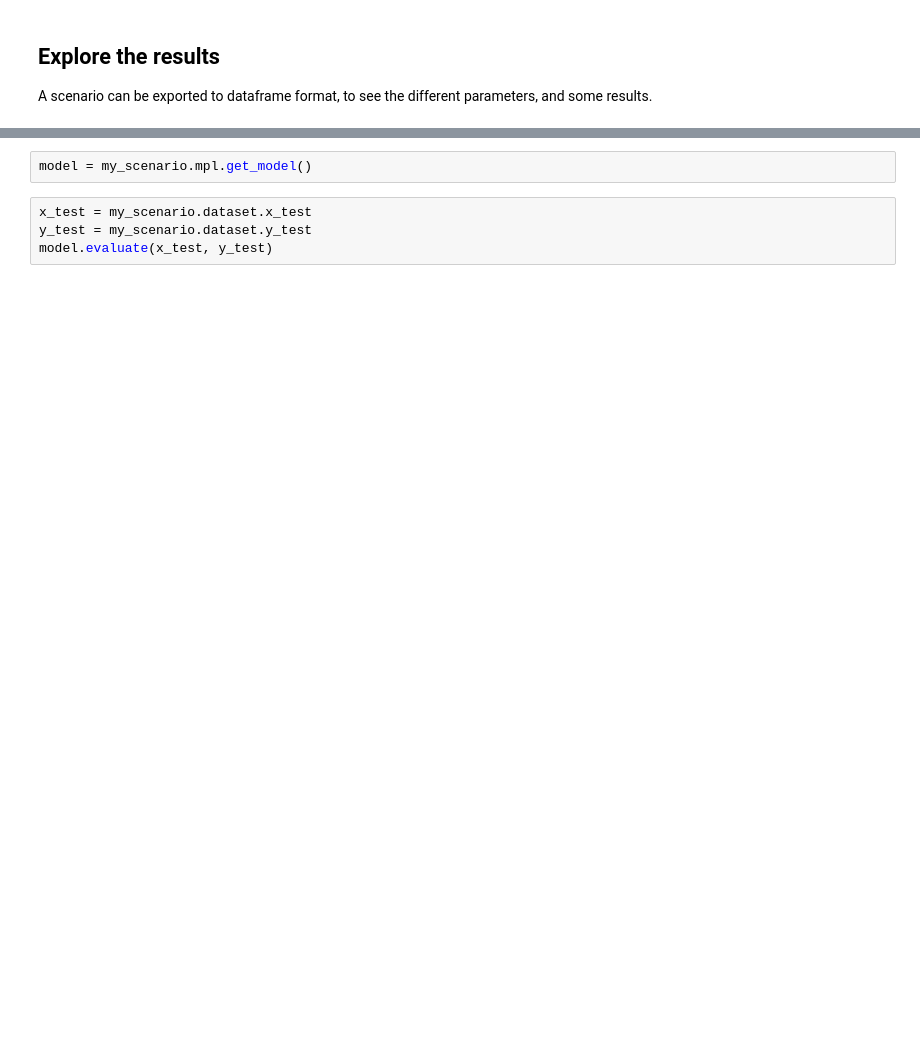
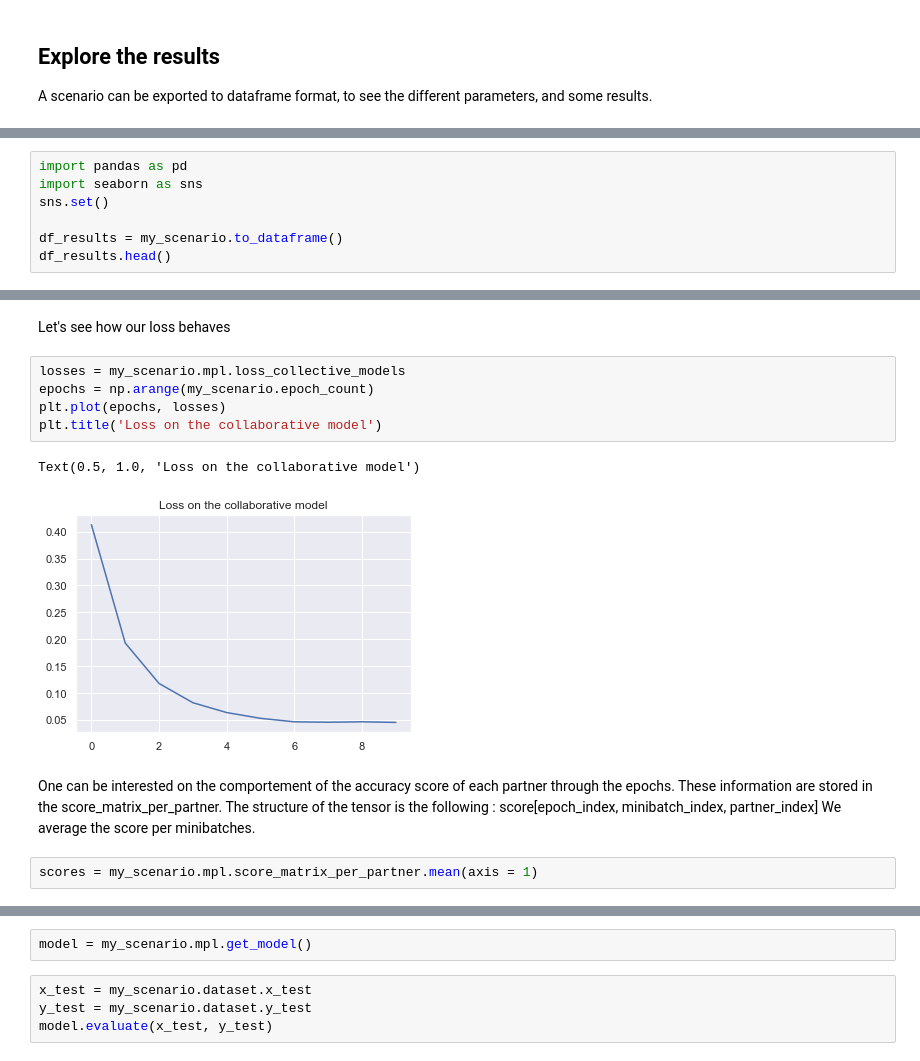
Before and after one commit to LabeliaLabs/distributed-learning-contributivity, a Jupyter notebook: notebooks/examples/1__INTRO_MNIST.ipynb, the cells around one changed output, grey strips where cells are left out. Saved outputs shown, nothing was run; the diff lists cells and outputs as text; blank space fills up the shorter version.

```diff
--- a/notebooks/examples/1__INTRO_MNIST.ipynb
+++ b/notebooks/examples/1__INTRO_MNIST.ipynb
@@ -258,0 +279,7 @@ df_results.head()
+# %%
+import pandas as pd
+import seaborn as sns
+sns.set()
+
+df_results = my_scenario.to_dataframe()
+df_results.head()
@@ -264,0 +297,16 @@ Model accuracy : 0.9876000285148621
+# %% [markdown]
+Let's see how our loss behaves
+# %%
+losses = my_scenario.mpl.loss_collective_models
+epochs = np.arange(my_scenario.epoch_count)
+plt.plot(epochs, losses)
+plt.title('Loss on the collaborative model')
+# %% [output]
+Text(0.5, 1.0, 'Loss on the collaborative model')
+[figure, added]
+# %% [markdown]
+One can be interested on the comportement of the accuracy score of each partner through the epochs.
+These information are stored in the score_matrix_per_partner. The structure of the tensor is the following : score\[epoch_index, minibatch_index, partner_index\]
+We average the score per minibatches.
+# %%
+scores = my_scenario.mpl.score_matrix_per_partner.mean(axis = 1)
```
Also changed, not shown: parts of 28 cells of this notebook, 2 other files.
